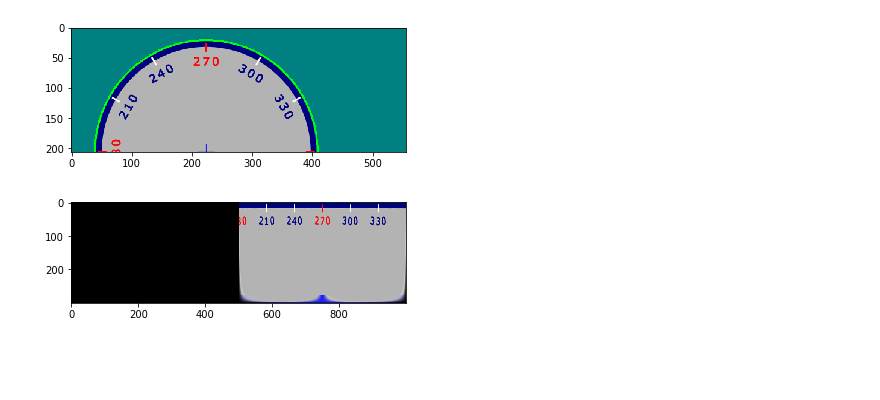
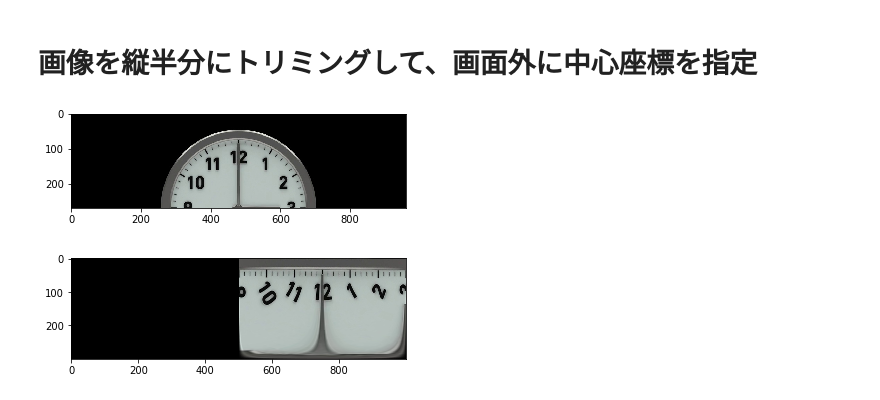
Before and after one commit to Kazuhito00/cv-warpPolar-example, a Jupyter notebook: warppolar-example.ipynb, the cells around one changed output. Saved outputs shown, nothing was run; the diff lists cells and outputs as text; code cells hidden in the pictures; blank space fills up the shorter version.

```diff
--- a/warppolar-example.ipynb
+++ b/warppolar-example.ipynb
@@ -6,8 +10,8 @@ import matplotlib.pyplot as plt
 # %%
 %matplotlib inline
 
-image = cv.imread('image.png')
-image = cv.circle(image, (224, 206), 185, (0, 255, 0), 2)
+image = cv.imread('image/image.jpg')
+print(image.shape)
 
 plt.imshow(cv.cvtColor(image, cv.COLOR_BGR2RGB))
 plt.show()
@@ -23,7 +63,9 @@ plt.show()
+# %% [markdown]
+# 画像を縦半分にトリミングして、画面外に中心座標を指定
 # %%
-harf_image = copy.deepcopy(image[0:206, 0:556])  # [top : bottom, left : right]
+harf_image = copy.deepcopy(image[0:270, 0:960])  # [top : bottom, left : right]
 
 plt.imshow(cv.cvtColor(harf_image, cv.COLOR_BGR2RGB))
 plt.show()
 # %% [output]
-[figure, old version]
+[figure, new version]
@@ -32,5 +76,6 @@ lin_polar_img2 = cv.warpPolar(harf_image, (300, 1000), (224, 206), 185, cv.INTER
 # %%
-plt.imshow(cv.cvtColor(lin_polar_img2.transpose(1,0,2)[::-1], cv.COLOR_BGR2RGB))
+# 描画(半時計周りに90度回転)
+plt.imshow(cv.cvtColor(linear_polar_image2.transpose(1,0,2)[::-1], cv.COLOR_BGR2RGB))
 plt.show()
 # %% [output]
-[figure, old version]
+[figure, new version]
```
Also changed, not shown: parts of 32 cells of this notebook, 5 other files.
